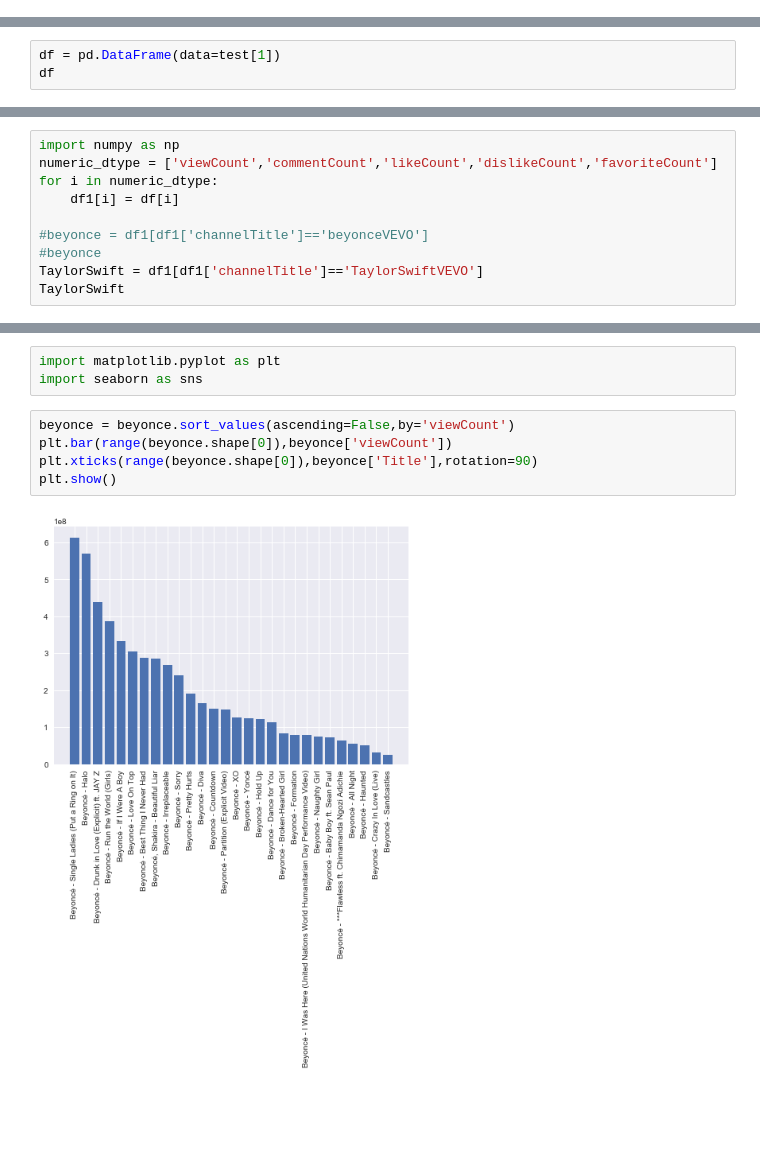
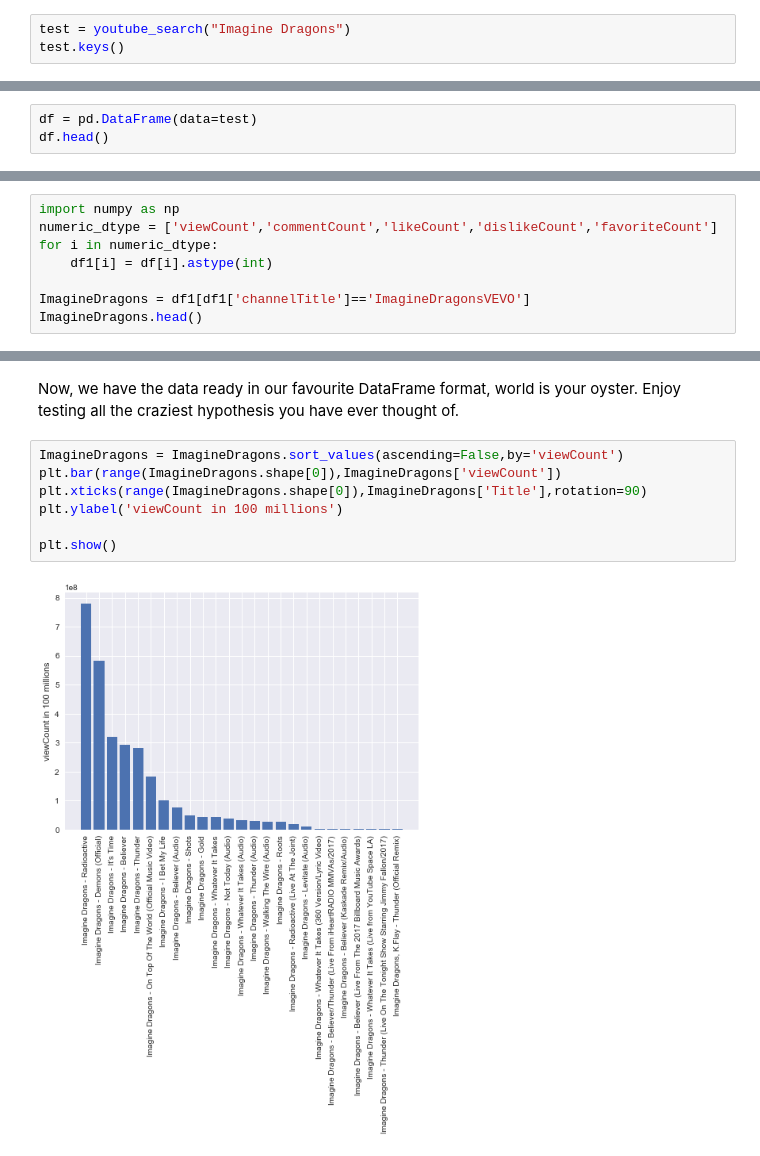
Before and after one commit to sudharsanasai/YoutubeDataAnalysis, a Jupyter notebook: Youtube Data.ipynb, the cells around one changed output, grey strips where cells are left out. Drawn from its saved outputs; the diff is of its cells as text; blank space fills up the shorter version.

```diff
--- a/Youtube Data.ipynb
+++ b/Youtube Data.ipynb
@@ -25,0 +10,3 @@ test[1]['title']
+# %%
+test = youtube_search("Imagine Dragons")
+test.keys()
@@ -26,5 +32,5 @@ test[1]['title']
 # %%
-df = pd.DataFrame(data=test[1])
-df
+df = pd.DataFrame(data=test)
+df.head()
 # %% [output]
 |  | categoryId | channelId | channelTitle | commentCount | dislikeCount | favoriteCount | likeCount | tags | ... |
@@ -70,11 +69,9 @@ df1
 import numpy as np
 numeric_dtype = ['viewCount','commentCount','likeCount','dislikeCount','favoriteCount']
 for i in numeric_dtype:
-    df1[i] = df[i]
+    df1[i] = df[i].astype(int)
 
-#beyonce = df1[df1['channelTitle']=='beyonceVEVO']
-#beyonce
-TaylorSwift = df1[df1['channelTitle']=='TaylorSwiftVEVO']
-TaylorSwift
+ImagineDragons = df1[df1['channelTitle']=='ImagineDragonsVEVO']
+ImagineDragons.head()
 # %% [output]
 |  | Title | viewCount | channelTitle | commentCount | likeCount | dislikeCount | tags | favoriteCount | ... |
@@ -97,10 +83,11 @@ TaylorSwift
-# %%
-import matplotlib.pyplot as plt
-import seaborn as sns
+# %% [markdown]
+Now, we have the data ready in our favourite DataFrame format, world is your oyster. Enjoy testing all the craziest hypothesis you have ever thought of.
 # %%
-beyonce = beyonce.sort_values(ascending=False,by='viewCount')
-plt.bar(range(beyonce.shape[0]),beyonce['viewCount'])
-plt.xticks(range(beyonce.shape[0]),beyonce['Title'],rotation=90)
+ImagineDragons = ImagineDragons.sort_values(ascending=False,by='viewCount')
+plt.bar(range(ImagineDragons.shape[0]),ImagineDragons['viewCount'])
+plt.xticks(range(ImagineDragons.shape[0]),ImagineDragons['Title'],rotation=90)
+plt.ylabel('viewCount in 100 millions')
+
 plt.show()
 # %% [output]
-[figure, old version]
+[figure, new version]
```
Also changed, not shown: parts of 14 cells of this notebook.
